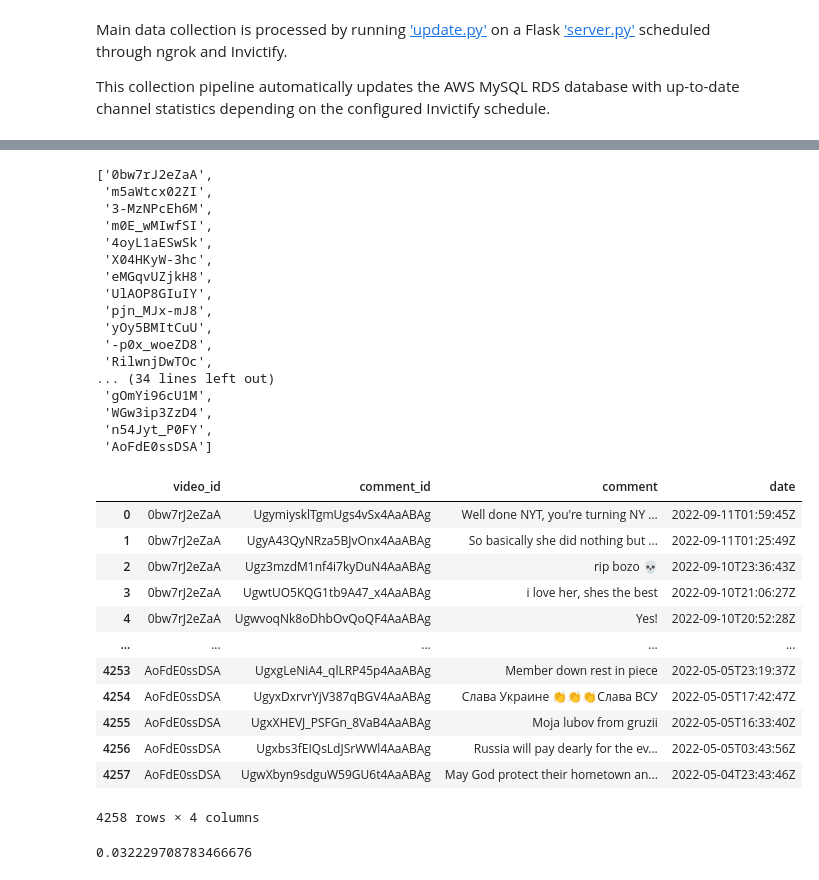
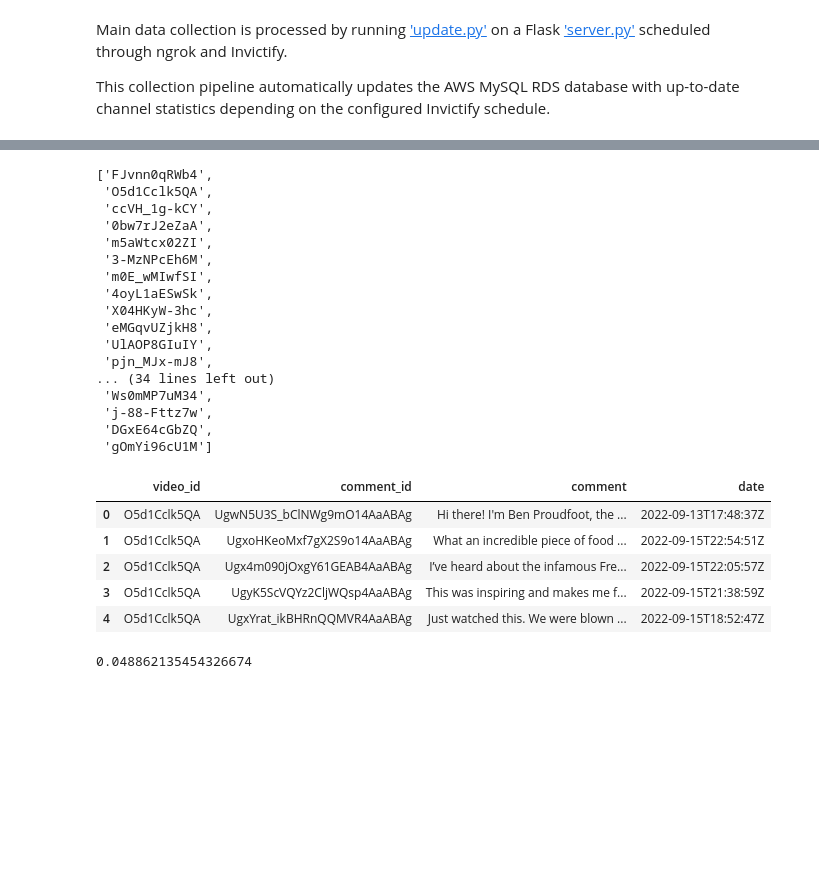
Before and after one commit to cjunwon/Youtube-Data-Analysis, a Jupyter notebook: main.ipynb, the cells around one changed output, grey strips where cells are left out. Drawn from its saved outputs; the diff is of its cells as text; code cells hidden in the pictures; blank space fills up the shorter version.

```diff
--- a/main.ipynb
+++ b/main.ipynb
@@ -15,7 +15,7 @@ channel_id_list = ['UCqnbDFdCpuN8CMEg0VuEBqA'] #NYTimes
 # using youtube_api_functions.py:
 youtube_obj = build_yt_API_object() # builds Youtube API object
 # %%
-video_df = create_video_df(youtube_obj, channel_id_list) # store API data into pandas df
+video_df = create_video_df(youtube_obj, channel_id_list, 50) # store API data into pandas df
 processed_video_df = clean_video_df(video_df) # run df through cleaning function
 # %%
 processed_video_df.head()
@@ -31,7 +31,10 @@ video_ids = list(processed_video_df['video_id'])
 # %%
 video_ids
 # %% [output]
-['0bw7rJ2eZaA',
+['FJvnn0qRWb4',
+ 'O5d1Cclk5QA',
+ 'ccVH_1g-kCY',
+ '0bw7rJ2eZaA',
  'm5aWtcx02ZI',
  '3-MzNPcEh6M',
  'm0E_wMIwfSI',
@@ -40,35 +43,25 @@ video_ids
  'eMGqvUZjkH8',
  'UlAOP8GIuIY',
  'pjn_MJx-mJ8',
- 'yOy5BMItCuU',
- '-p0x_woeZD8',
- 'RilwnjDwTOc',
 ... (34 lines left out)
- 'gOmYi96cU1M',
- 'WGw3ip3ZzD4',
- 'n54Jyt_P0FY',
- 'AoFdE0ssDSA']
+ 'Ws0mMP7uM34',
+ 'j-88-Fttz7w',
+ 'DGxE64cGbZQ',
+ 'gOmYi96cU1M']
 # %%
 all_comments_df = pd.DataFrame()
 for video in video_ids:
     comment_data = get_video_comments(youtube_obj, video)
     all_comments_df = all_comments_df.append(comment_data, ignore_index=True)
 # %%
-all_comments_df
+all_comments_df.head()
 # %% [output]
 |  | video_id | comment_id | comment | date |
-| 0 | 0bw7rJ2eZaA | UgymiysklTgmUgs4vSx4AaABAg | Well done NYT, you're turning NY ... | 2022-09-11T01:59:45Z |
-| 1 | 0bw7rJ2eZaA | UgyA43QyNRza5BJvOnx4AaABAg | So basically she did nothing but ... | 2022-09-11T01:25:49Z |
-| 2 | 0bw7rJ2eZaA | Ugz3mzdM1nf4i7kyDuN4AaABAg | rip bozo 💀 | 2022-09-10T23:36:43Z |
-| 3 | 0bw7rJ2eZaA | UgwtUO5KQG1tb9A47_x4AaABAg | i love her, shes the best | 2022-09-10T21:06:27Z |
-| 4 | 0bw7rJ2eZaA | UgwvoqNk8oDhbOvQoQF4AaABAg | Yes! | 2022-09-10T20:52:28Z |
-| ... | ... | ... | ... | ... |
-| 4253 | AoFdE0ssDSA | UgxgLeNiA4_qlLRP45p4AaABAg | Member down rest in piece | 2022-05-05T23:19:37Z |
-| 4254 | AoFdE0ssDSA | UgyxDxrvrYjV387qBGV4AaABAg | Слава Украине 👏👏👏Слава ВСУ | 2022-05-05T17:42:47Z |
-| 4255 | AoFdE0ssDSA | UgxXHEVJ_PSFGn_8VaB4AaABAg | Moja lubov from gruzii | 2022-05-05T16:33:40Z |
-| 4256 | AoFdE0ssDSA | Ugxbs3fEIQsLdJSrWWl4AaABAg | Russia will pay dearly for the ev... | 2022-05-05T03:43:56Z |
-| 4257 | AoFdE0ssDSA | UgwXbyn9sdguW59GU6t4AaABAg | May God protect their hometown an... | 2022-05-04T23:43:46Z |
+| 0 | O5d1Cclk5QA | UgwN5U3S_bClNWg9mO14AaABAg | Hi there! I'm Ben Proudfoot, the ... | 2022-09-13T17:48:37Z |
+| 1 | O5d1Cclk5QA | UgxoHKeoMxf7gX2S9o14AaABAg | What an incredible piece of food ... | 2022-09-15T22:54:51Z |
+| 2 | O5d1Cclk5QA | Ugx4m090jOxgY61GEAB4AaABAg | I’ve heard about the infamous Fre... | 2022-09-15T22:05:57Z |
+| 3 | O5d1Cclk5QA | UgyK5ScVQYz2CljWQsp4AaABAg | This was inspiring and makes me f... | 2022-09-15T21:38:59Z |
+| 4 | O5d1Cclk5QA | UgxYrat_ikBHRnQQMVR4AaABAg | Just watched this. We were blown ... | 2022-09-15T18:52:47Z |
-4258 rows × 4 columns
 # %%
 import nltk
 from nltk.sentiment import SentimentIntensityAnalyzer
@@ -79,7 +72,7 @@ all_comments_df['vader_comp_sentiment'] = all_comments_df.vader_sentiment.apply(
 # %%
 all_comments_df['vader_comp_sentiment'].mean()
 # %% [output]
-0.032229708783466676
+0.048862135454326674
 # %%
 video_comp_sentiments = pd.DataFrame(columns=['video_id', 'vid_title', 'avg_comp_sentiment', 'vid_viewcount'])
 for video in video_ids:
```
Also changed, not shown: parts of 6 cells of this notebook, 1 other file.
